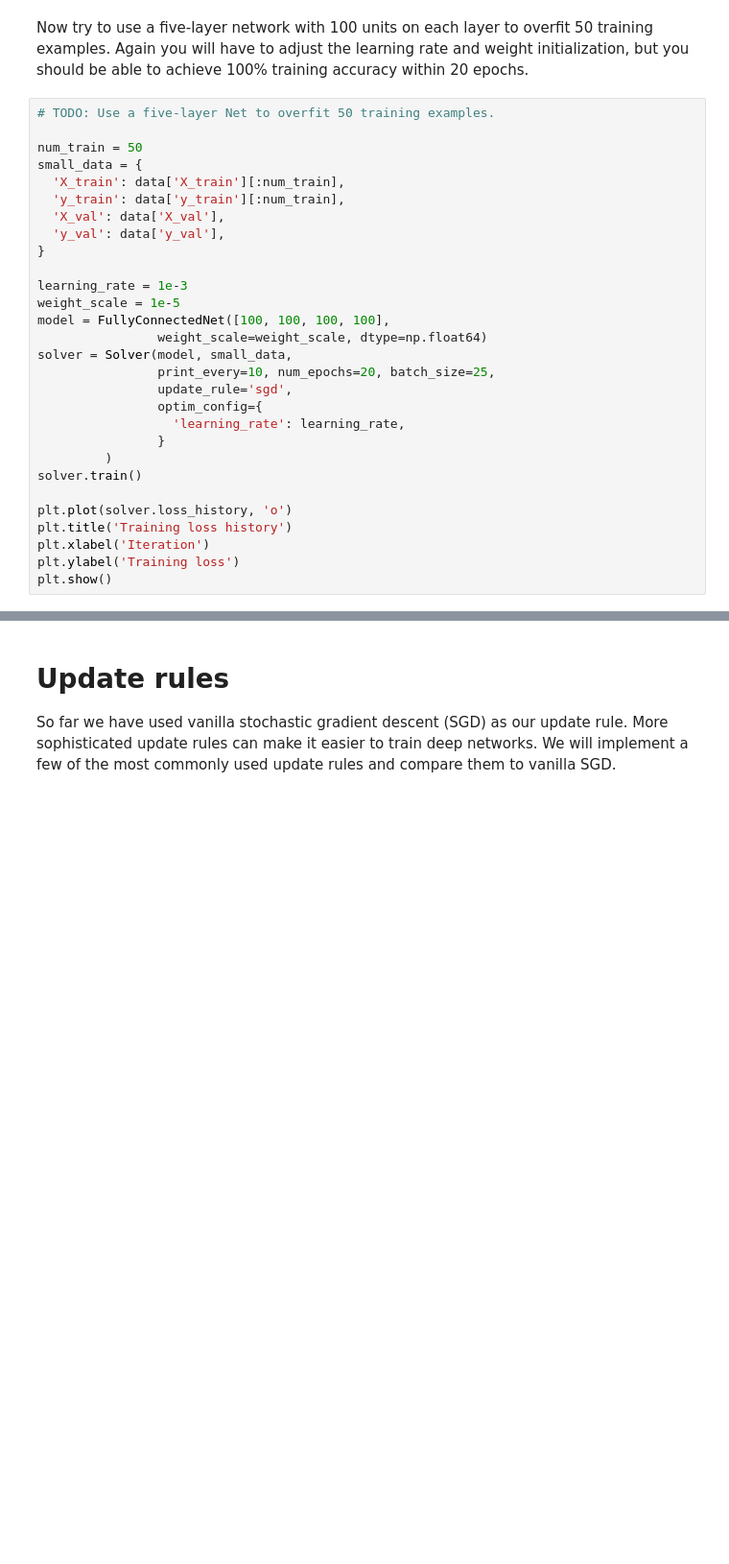
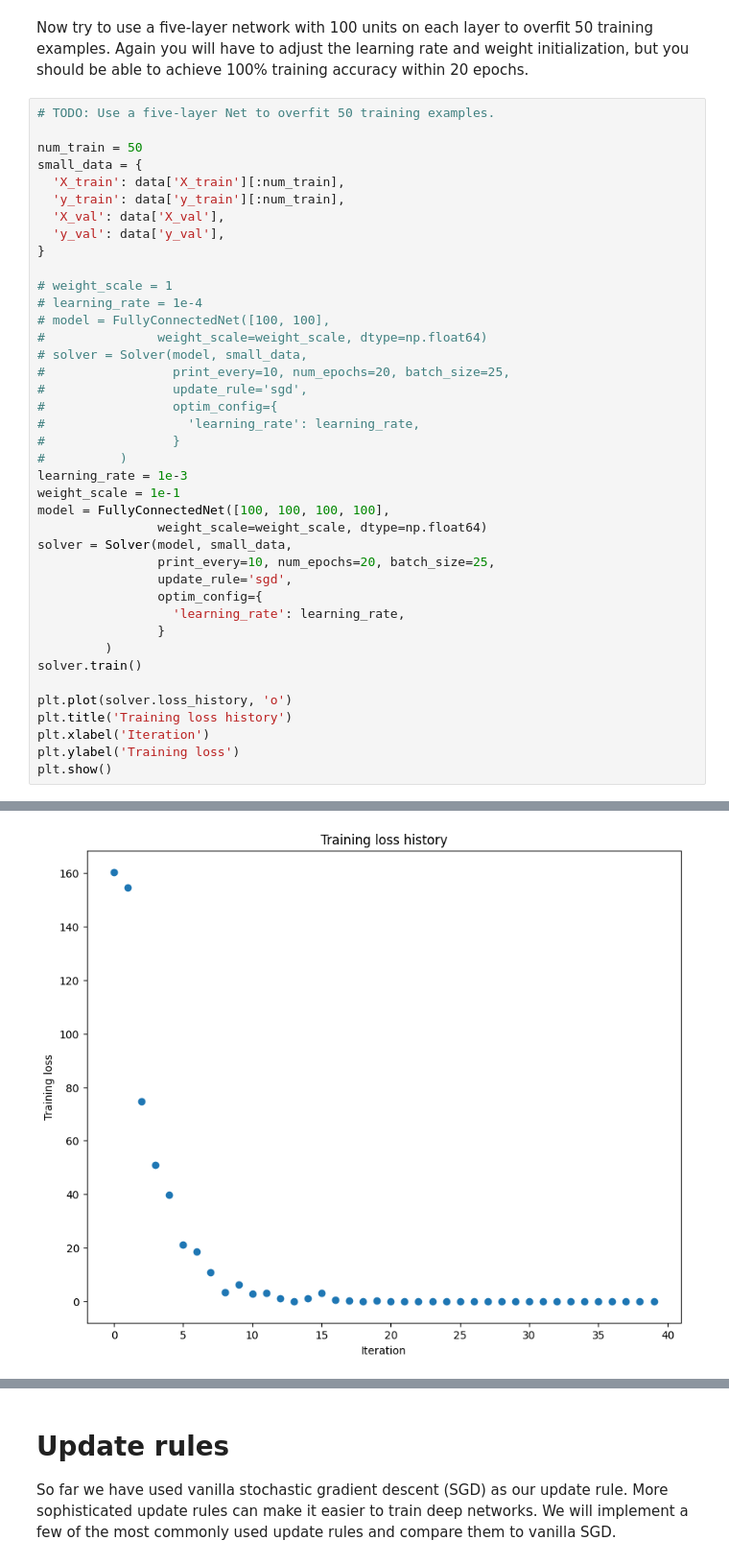
Before and after one commit to UrMBCMRabbont/cs231n-Deep_Learning_in_CV, a Jupyter notebook: assignment2/FullyConnectedNets.ipynb, the cells around one changed output, grey strips where cells are left out. Shown: that part at 96% size. Drawn from its saved outputs; the diff is of its cells as text; blank space fills up the shorter version.

```diff
--- a/assignment2/FullyConnectedNets.ipynb
+++ b/assignment2/FullyConnectedNets.ipynb
@@ -470,8 +503,19 @@ small_data = {
   'y_val': data['y_val'],
 }
 
+# weight_scale = 1
+# learning_rate = 1e-4
+# model = FullyConnectedNet([100, 100],
+#               weight_scale=weight_scale, dtype=np.float64)
+# solver = Solver(model, small_data,
+#                 print_every=10, num_epochs=20, batch_size=25,
+#                 update_rule='sgd',
+#                 optim_config={
+#                   'learning_rate': learning_rate,
+#                 }
+#          )
 learning_rate = 1e-3
-weight_scale = 1e-5
+weight_scale = 1e-1
 model = FullyConnectedNet([100, 100, 100, 100],
                 weight_scale=weight_scale, dtype=np.float64)
 solver = Solver(model, small_data,
@@ -488,3 +532,4 @@ plt.title('Training loss history')
 plt.xlabel('Iteration')
 plt.ylabel('Training loss')
 plt.show()
+# %% [output]
@@ -491,3 +553,4 @@ plt.show()
+[figure, added]
 # %% [markdown]
 # Inline question:
 Did you notice anything about the comparative difficulty of training the three-layer net vs training the five layer net?
```
Also changed, not shown: parts of 5 cells of this notebook, 2 other files.
